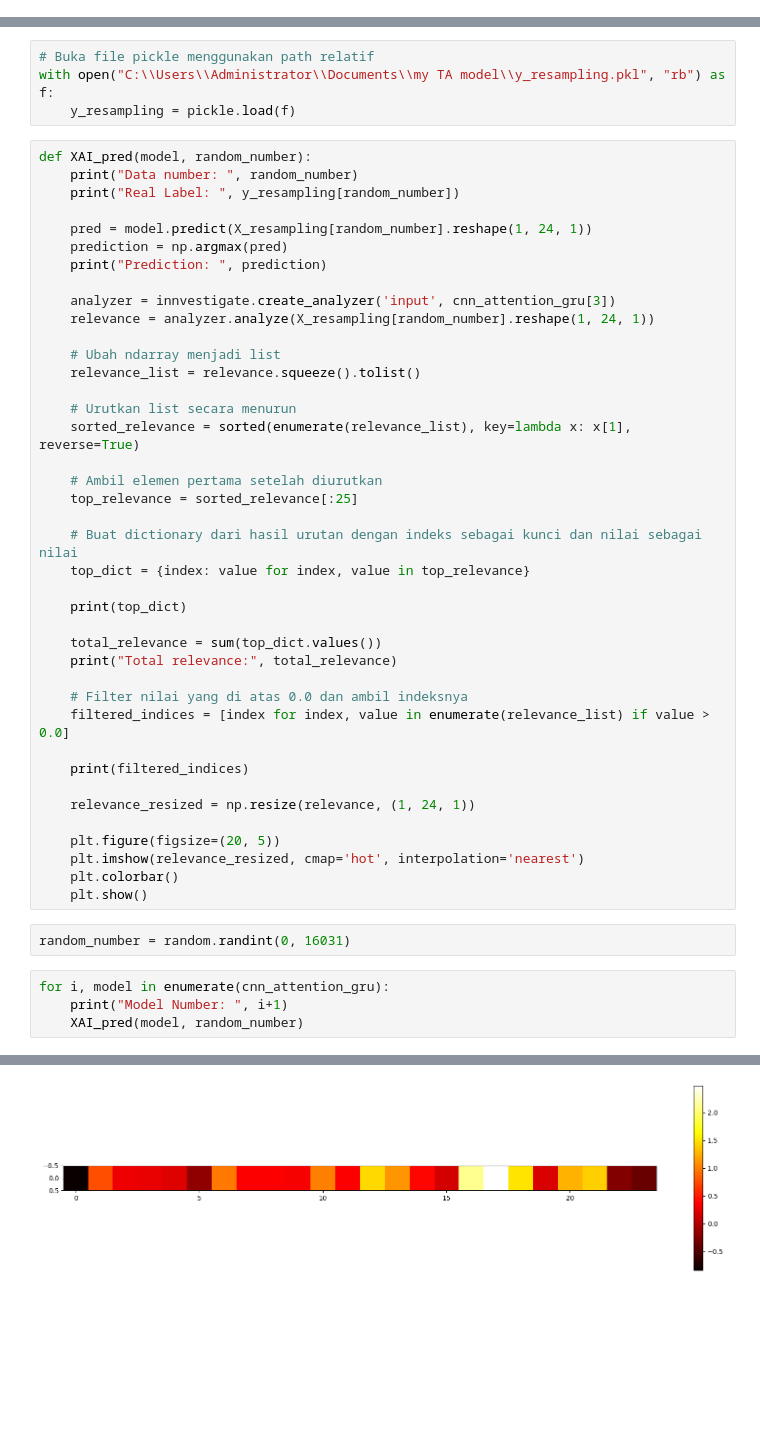
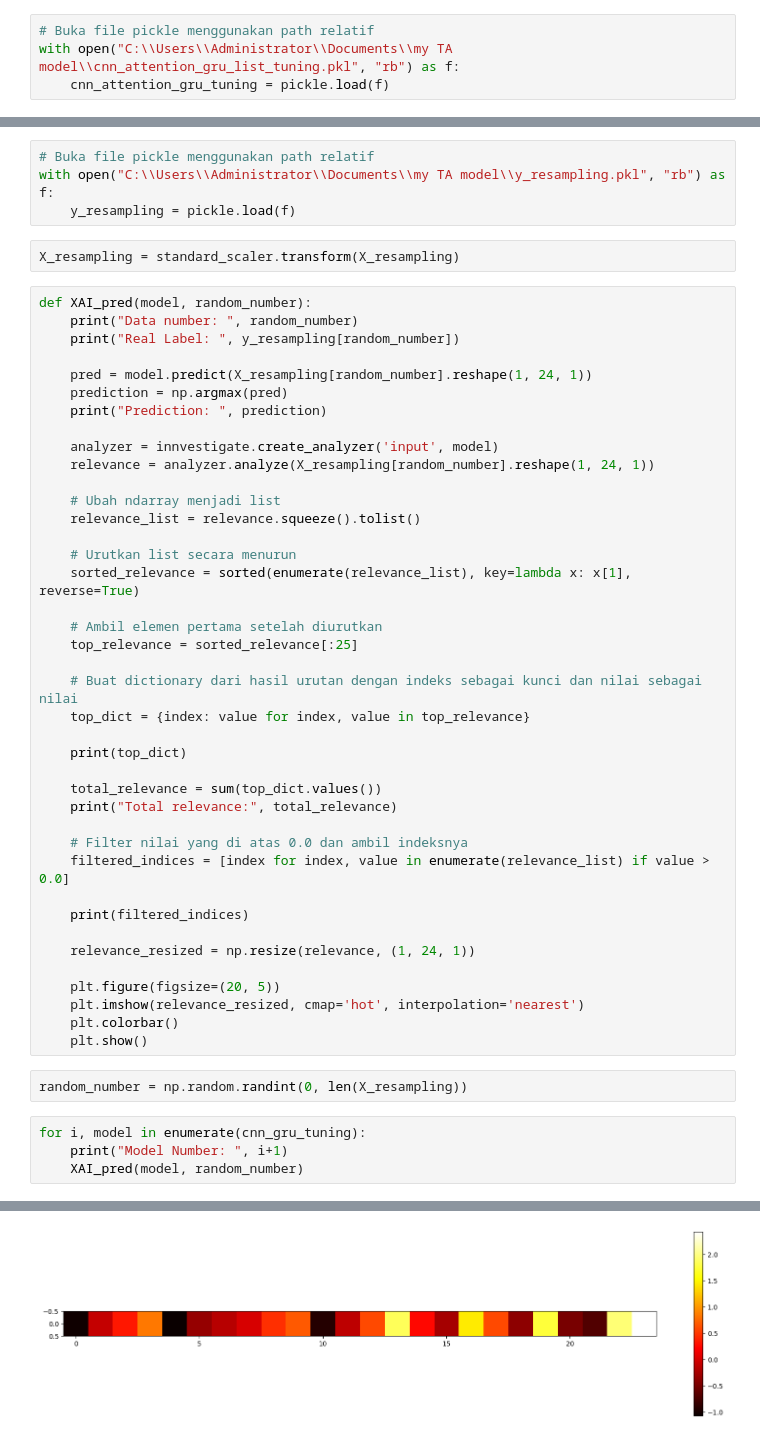
Before and after one commit to macreai/Arrhytmia-Detection-Explainable, a Jupyter notebook: python_TA/explain.ipynb, the cells around one changed output, grey strips where cells are left out. Cells and saved outputs as stored; diff of their text form; blank space fills up the shorter version.

```diff
--- a/python_TA/explain.ipynb
+++ b/python_TA/explain.ipynb
@@ -15,3 +17,7 @@ with open("C:\\Users\\Administrator\\Documents\\my TA model\\cnn_attention_gru_l
+# %%
+# Buka file pickle menggunakan path relatif
+with open("C:\\Users\\Administrator\\Documents\\my TA model\\cnn_attention_gru_list_tuning.pkl", "rb") as f:
+    cnn_attention_gru_tuning = pickle.load(f)
 # %%
 # Buka file pickle menggunakan path relatif
 with open("C:\\Users\\Administrator\\Documents\\my TA model\\standard_scaler.pkl", "rb") as f:
@@ -28,6 +34,8 @@ with open("C:\\Users\\Administrator\\Documents\\my TA model\\X_resampling.pkl",
 # Buka file pickle menggunakan path relatif
 with open("C:\\Users\\Administrator\\Documents\\my TA model\\y_resampling.pkl", "rb") as f:
     y_resampling = pickle.load(f)
+# %%
+X_resampling = standard_scaler.transform(X_resampling)
 # %%
 def XAI_pred(model, random_number):
     print("Data number: ", random_number)
@@ -37,7 +45,7 @@ def XAI_pred(model, random_number):
     prediction = np.argmax(pred)
     print("Prediction: ", prediction)
 
-    analyzer = innvestigate.create_analyzer('input', cnn_attention_gru[3])
+    analyzer = innvestigate.create_analyzer('input', model)
     relevance = analyzer.analyze(X_resampling[random_number].reshape(1, 24, 1))
 
     # Ubah ndarray menjadi list
@@ -69,9 +77,9 @@ def XAI_pred(model, random_number):
     plt.colorbar()
     plt.show()
 # %%
-random_number = random.randint(0, 16031)
+random_number = np.random.randint(0, len(X_resampling))
 # %%
-for i, model in enumerate(cnn_attention_gru):
+for i, model in enumerate(cnn_gru_tuning):
     print("Model Number: ", i+1)
     XAI_pred(model, random_number)
 # %% [output]
@@ -86,2 +94,2 @@ Total relevance: 15.39580923318863
-[figure, old version]
+[figure, new version]
 Model Number:  2
```
Also changed, not shown: parts of 6 cells of this notebook.
